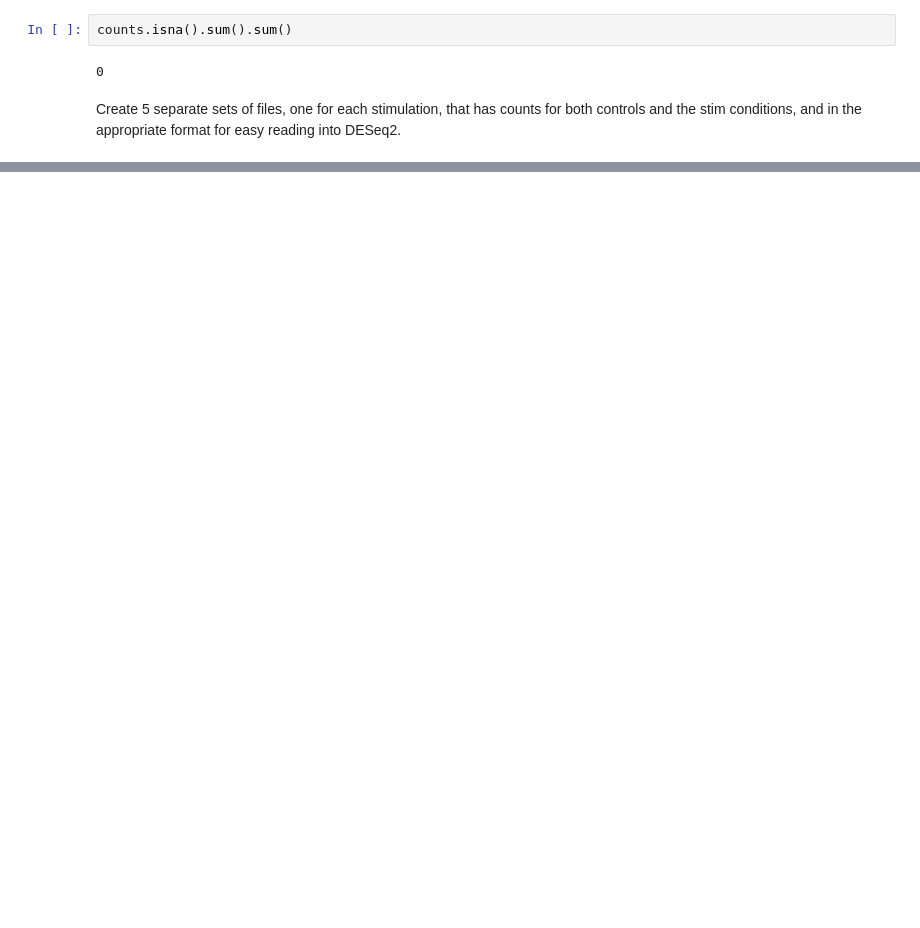
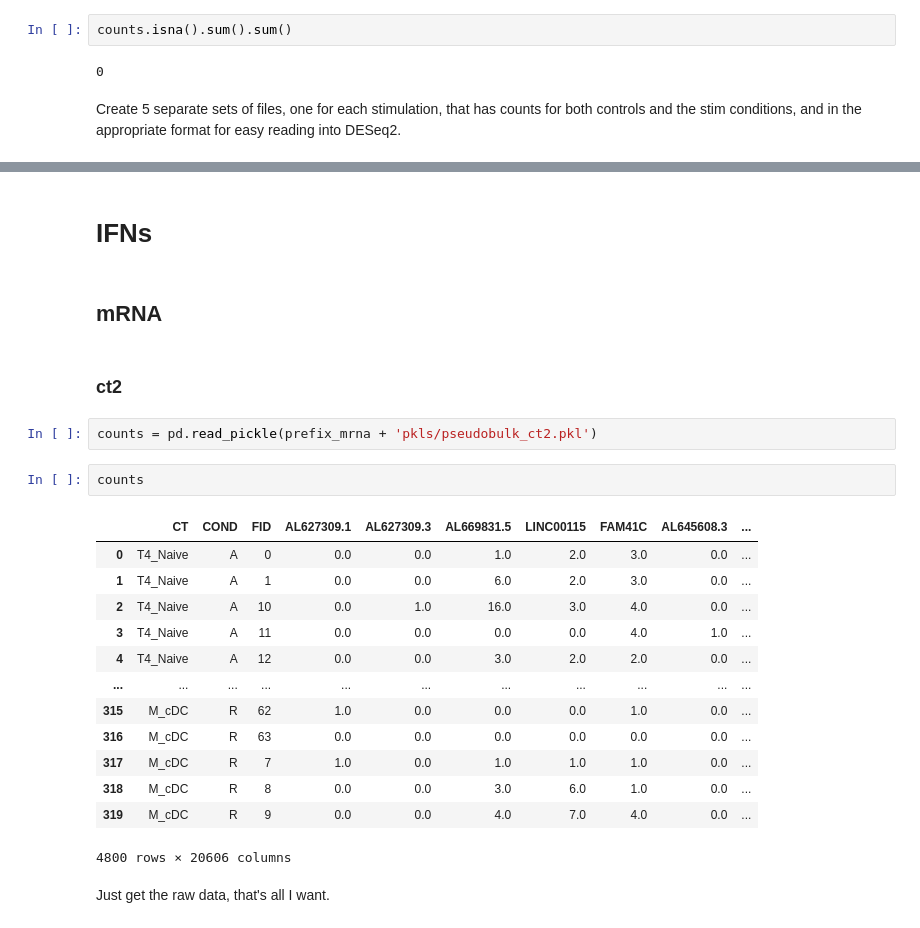
Before and after one commit to yelabucsf/clue, a Jupyter notebook: prod/deseq/fix_read_counts.ipynb, the cells around one changed output, grey strips where cells are left out. Saved outputs shown, nothing was run; the diff lists cells and outputs as text; blank space fills up the shorter version.

```diff
--- a/prod/deseq/fix_read_counts.ipynb
+++ b/prod/deseq/fix_read_counts.ipynb
@@ -93,0 +348,26 @@ for cond in tqdm(['A','B','G','P','R']):
+# %% [markdown]
+# IFNs
+# %% [markdown]
+## mRNA
+# %% [markdown]
+### ct2
+# %%
+counts = pd.read_pickle(prefix_mrna + 'pkls/pseudobulk_ct2.pkl')
+# %%
+counts
+# %% [output]
+|  | CT | COND | FID | AL627309.1 | AL627309.3 | AL669831.5 | LINC00115 | FAM41C | AL645608.3 | ... |
+| 0 | T4_Naive | A | 0 | 0.0 | 0.0 | 1.0 | 2.0 | 3.0 | 0.0 | ... |
+| 1 | T4_Naive | A | 1 | 0.0 | 0.0 | 6.0 | 2.0 | 3.0 | 0.0 | ... |
+| 2 | T4_Naive | A | 10 | 0.0 | 1.0 | 16.0 | 3.0 | 4.0 | 0.0 | ... |
+| 3 | T4_Naive | A | 11 | 0.0 | 0.0 | 0.0 | 0.0 | 4.0 | 1.0 | ... |
+| 4 | T4_Naive | A | 12 | 0.0 | 0.0 | 3.0 | 2.0 | 2.0 | 0.0 | ... |
+| ... | ... | ... | ... | ... | ... | ... | ... | ... | ... | ... |
+| 315 | M_cDC | R | 62 | 1.0 | 0.0 | 0.0 | 0.0 | 1.0 | 0.0 | ... |
+| 316 | M_cDC | R | 63 | 0.0 | 0.0 | 0.0 | 0.0 | 0.0 | 0.0 | ... |
+| 317 | M_cDC | R | 7 | 1.0 | 0.0 | 1.0 | 1.0 | 1.0 | 0.0 | ... |
+| 318 | M_cDC | R | 8 | 0.0 | 0.0 | 3.0 | 6.0 | 1.0 | 0.0 | ... |
+| 319 | M_cDC | R | 9 | 0.0 | 0.0 | 4.0 | 7.0 | 4.0 | 0.0 | ... |
+4800 rows × 20606 columns
+# %% [markdown]
+Just get the raw data, that's all I want.
```
Also changed, not shown: parts of 76 cells of this notebook, 2 other files.
